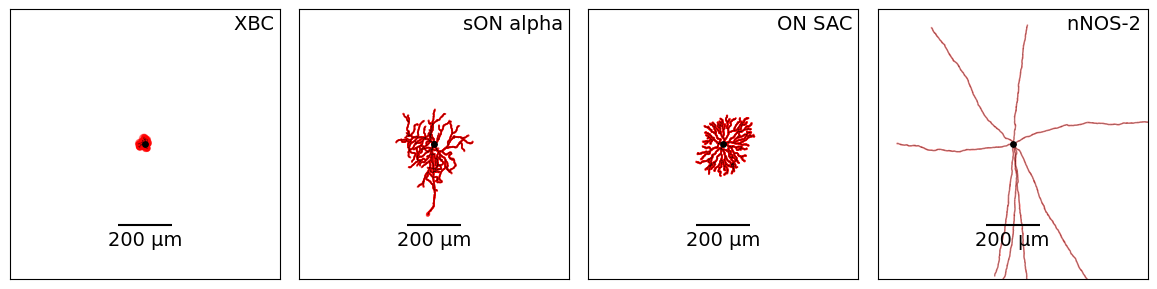
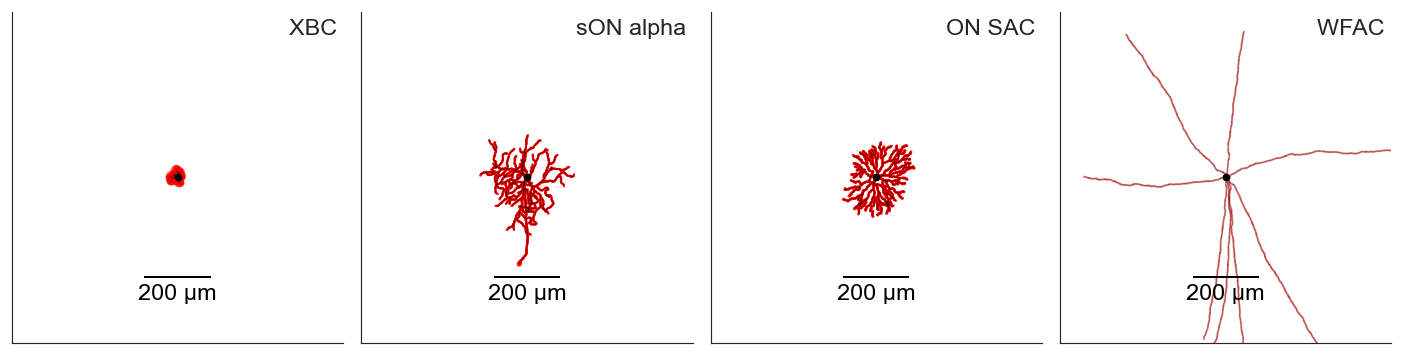
The change to this notebook cell's code, shown as a diff; its figure went from the first image to the second:
--- before
+++ after
@@ -1,9 +1,6 @@
-from matplotlib import pyplot as plt
-import skeliner as sk
-
 fig, axs = plt.subplots(1, len(skel_files), figsize=(3*len(skel_files), 3))
 
 for i, (celltype, skel_file) in enumerate(skel_files.items()):
-    skel = sk.io.load_npz(skel_file)
+    skel = sk.io.load_swc(os.path.join(skel_dir, skel_file))
 
     sx, sy, sz = skel.soma.center
@@ -24,3 +21,5 @@
 
 plt.tight_layout()
-plt.savefig('figures/fig1a.png', dpi=300, transparent=True)
+plt.savefig(os.path.join(fig_dir, 'examples.pdf'), transparent=True)
+plt.savefig(os.path.join(fig_dir, 'examples.png'), dpi=600, transparent=True)
+plt.show()

Commit: collect code for standalone-package, cleanup and rerun